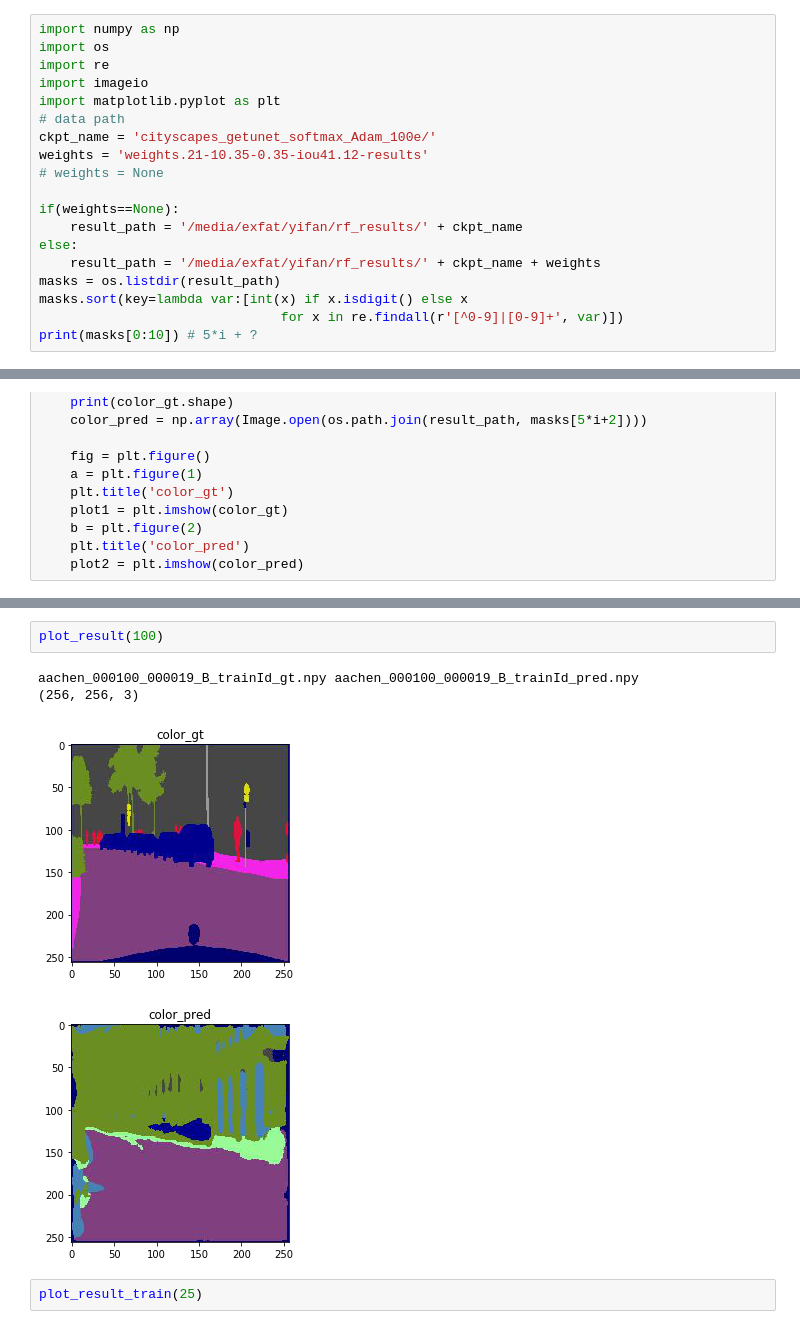
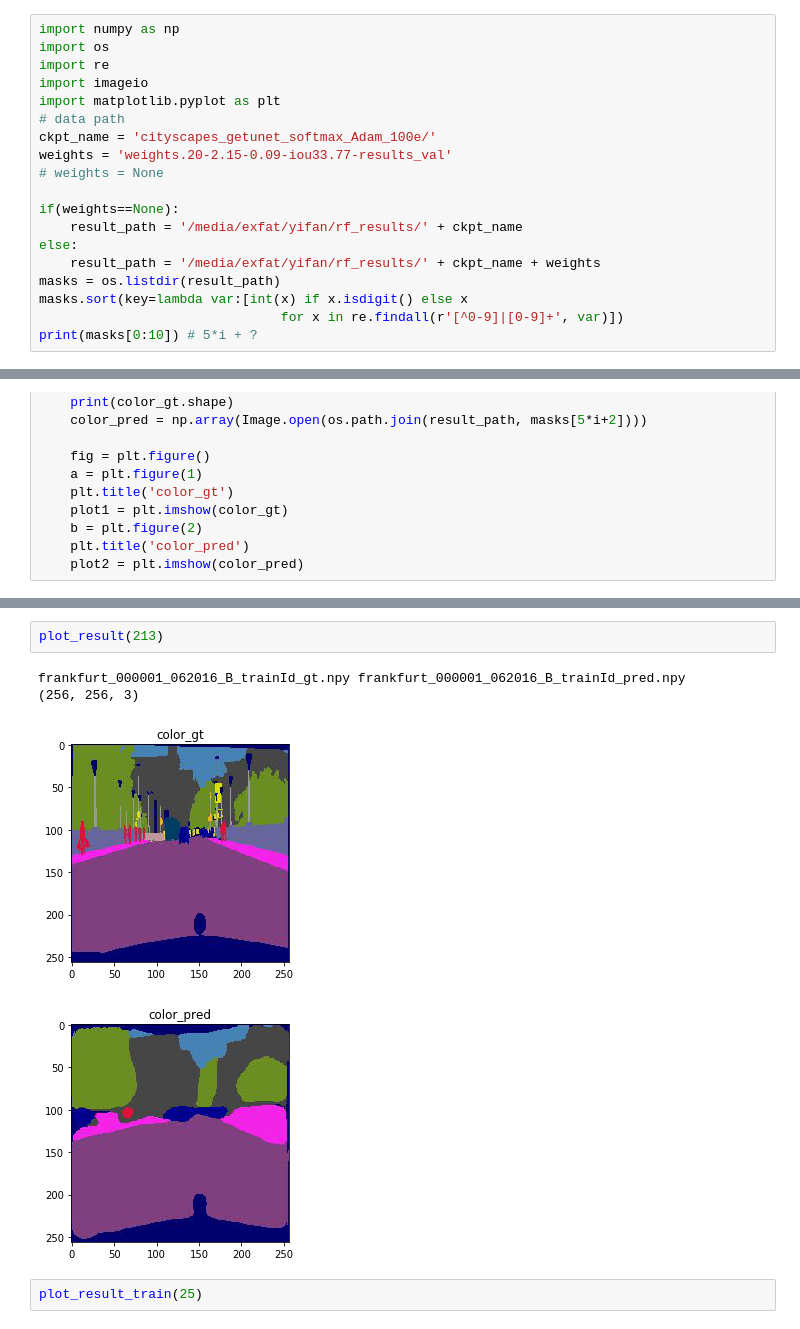
Before and after one commit to Chen-Yifan/segmentation_cityscapes, a Jupyter notebook: notebooks/vis_data.ipynb, the cells around one changed output, grey strips where cells are left out. Saved outputs shown, nothing was run; the diff lists cells and outputs as text.

```diff
--- a/notebooks/vis_data.ipynb
+++ b/notebooks/vis_data.ipynb
@@ -59,7 +63,7 @@ import imageio
 import matplotlib.pyplot as plt
 # data path
 ckpt_name = 'cityscapes_getunet_softmax_Adam_100e/'
-weights = 'weights.21-10.35-0.35-iou41.12-results'
+weights = 'weights.20-2.15-0.09-iou33.77-results_val'
 # weights = None
 
 if(weights==None):
@@ -111,10 +118,10 @@ def plot_result_train(i):
 # %%
-plot_result(100)
+plot_result(213)
 # %% [output]
-aachen_000100_000019_B_trainId_gt.npy aachen_000100_000019_B_trainId_pred.npy
+frankfurt_000001_062016_B_trainId_gt.npy frankfurt_000001_062016_B_trainId_pred.npy
 (256, 256, 3)
-[figure, old version]
+[figure, new version]
-[figure, old version]
+[figure, new version]
 # %%
 plot_result_train(25)
 # %% [output]
```
Also changed, not shown: parts of 8 cells of this notebook, 5 other files.
